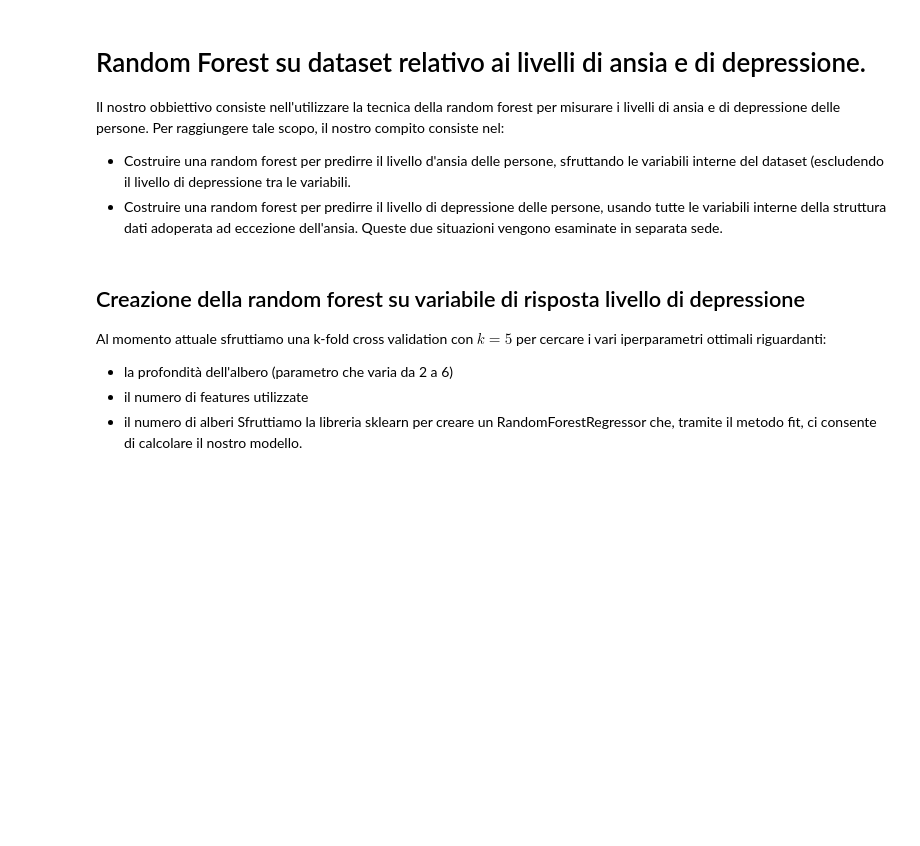
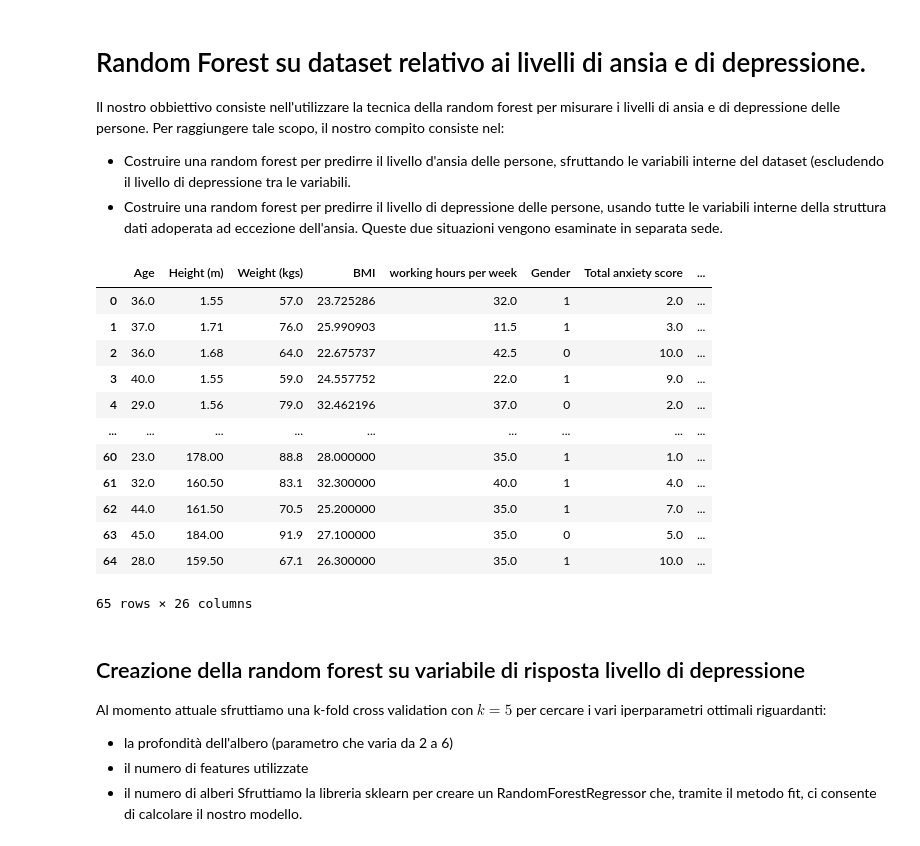
Before and after one commit to cMancio00/Contest_MASL_2023, a Jupyter notebook: random_forest.ipynb, the cells around one changed output. Drawn from its saved outputs; the diff is of its cells as text; code cells hidden in the pictures; blank space fills up the shorter version.

```diff
--- a/random_forest.ipynb
+++ b/random_forest.ipynb
@@ -10,31 +10,39 @@ Queste due situazioni vengono esaminate in separata sede.
 # %%
 import itertools
 import sys
 
 import pandas as pd
 import numpy as np
 df = pd.read_excel("Data/S1%20File.xlsx")
 #Rimozione colonne inutili e valori nulli
 df.drop(columns=["Average weekday", "Average weekend day"], inplace=True)
 df.dropna(inplace=True)
 
 #Lista ordine delle colonne
 columns_order = df.columns
 
 #Cambio del valore in Genere 1:Maschio 0:Femmina
 df["Gender"] = np.where(df["Gender"] == 2, 1,0)
-
-#Normalizzazione
 gender = df["Gender"]
-id_no = df["ID No"]
-df.drop(columns=["Gender", "ID No"], inplace=True)
-
-df = (df - df.mean())/df.std()
-df["Gender"] = gender
-#df["ID No"] = id_no
+df.drop(columns=["ID No"], inplace=True)
 
 #df = df[columns_order]
 df.reset_index(drop=True, inplace=True)
+df
+# %% [output]
+|  | Age | Height (m) | Weight (kgs) | BMI | working hours per week | Gender | Total anxiety score | ... |
+| 0 | 36.0 | 1.55 | 57.0 | 23.725286 | 32.0 | 1 | 2.0 | ... |
+| 1 | 37.0 | 1.71 | 76.0 | 25.990903 | 11.5 | 1 | 3.0 | ... |
+| 2 | 36.0 | 1.68 | 64.0 | 22.675737 | 42.5 | 0 | 10.0 | ... |
+| 3 | 40.0 | 1.55 | 59.0 | 24.557752 | 22.0 | 1 | 9.0 | ... |
+| 4 | 29.0 | 1.56 | 79.0 | 32.462196 | 37.0 | 0 | 2.0 | ... |
+| ... | ... | ... | ... | ... | ... | ... | ... | ... |
+| 60 | 23.0 | 178.00 | 88.8 | 28.000000 | 35.0 | 1 | 1.0 | ... |
+| 61 | 32.0 | 160.50 | 83.1 | 32.300000 | 40.0 | 1 | 4.0 | ... |
+| 62 | 44.0 | 161.50 | 70.5 | 25.200000 | 35.0 | 1 | 7.0 | ... |
+| 63 | 45.0 | 184.00 | 91.9 | 27.100000 | 35.0 | 0 | 5.0 | ... |
+| 64 | 28.0 | 159.50 | 67.1 | 26.300000 | 35.0 | 1 | 10.0 | ... |
+65 rows × 26 columns
 # %%
 import random
 from random import sample
```
Also changed, not shown: parts of 8 cells of this notebook, 1 other file.
